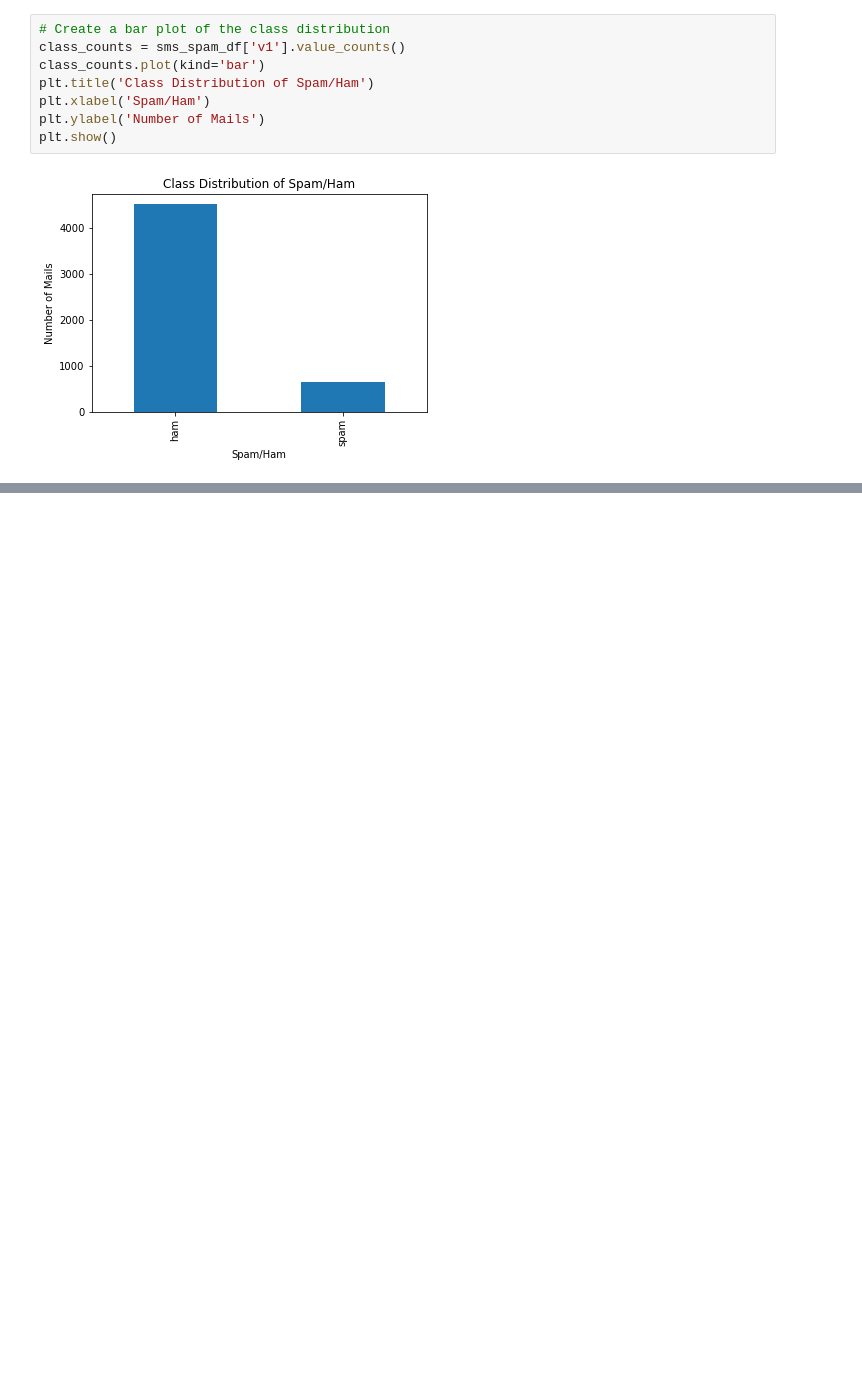
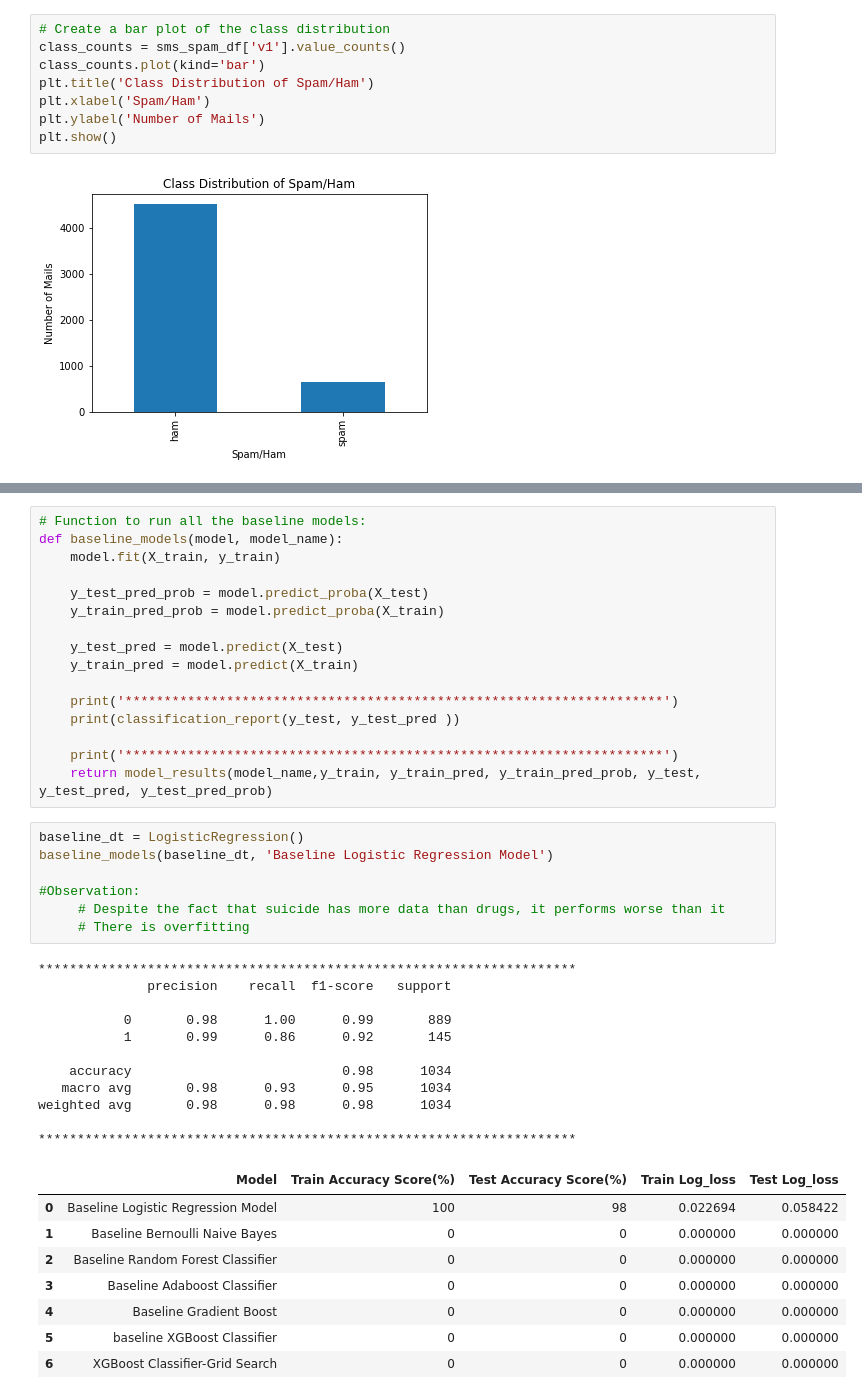
Before and after one commit to NicholusMagak/SMS-Spam-Collection, a Jupyter notebook: Index.ipynb, the cells around one changed output, grey strips where cells are left out. Saved outputs shown, nothing was run; the diff lists cells and outputs as text; blank space fills up the shorter version.

```diff
--- a/Index.ipynb
+++ b/Index.ipynb
@@ -96,0 +245,43 @@ plt.show()
+# %%
+# Function to run all the baseline models:
+def baseline_models(model, model_name):
+    model.fit(X_train, y_train)
+
+    y_test_pred_prob = model.predict_proba(X_test)
+    y_train_pred_prob = model.predict_proba(X_train)
+
+    y_test_pred = model.predict(X_test)
+    y_train_pred = model.predict(X_train)
+
+    print('*********************************************************************')
+    print(classification_report(y_test, y_test_pred ))
+
+    print('*********************************************************************')
+    return model_results(model_name,y_train, y_train_pred, y_train_pred_prob, y_test, y_test_pred, y_test_pred_prob)
+# %%
+baseline_dt = LogisticRegression()
+baseline_models(baseline_dt, 'Baseline Logistic Regression Model')
+
+#Observation:
+     # Despite the fact that suicide has more data than drugs, it performs worse than it
+     # There is overfitting
+# %% [output]
+*********************************************************************
+              precision    recall  f1-score   support
+
+           0       0.98      1.00      0.99       889
+           1       0.99      0.86      0.92       145
+
+    accuracy                           0.98      1034
+   macro avg       0.98      0.93      0.95      1034
+weighted avg       0.98      0.98      0.98      1034
+
+*********************************************************************
+|  | Model | Train Accuracy Score(%) | Test Accuracy Score(%) | Train Log_loss | Test Log_loss |
+| 0 | Baseline Logistic Regression Model | 100 | 98 | 0.022694 | 0.058422 |
+| 1 | Baseline Bernoulli Naive Bayes | 0 | 0 | 0.000000 | 0.000000 |
+| 2 | Baseline Random Forest Classifier | 0 | 0 | 0.000000 | 0.000000 |
+| 3 | Baseline Adaboost Classifier | 0 | 0 | 0.000000 | 0.000000 |
+| 4 | Baseline Gradient Boost | 0 | 0 | 0.000000 | 0.000000 |
+| 5 | baseline XGBoost Classifier | 0 | 0 | 0.000000 | 0.000000 |
+| 6 | XGBoost Classifier-Grid Search | 0 | 0 | 0.000000 | 0.000000 |
```
Also changed, not shown: parts of 23 cells of this notebook.
